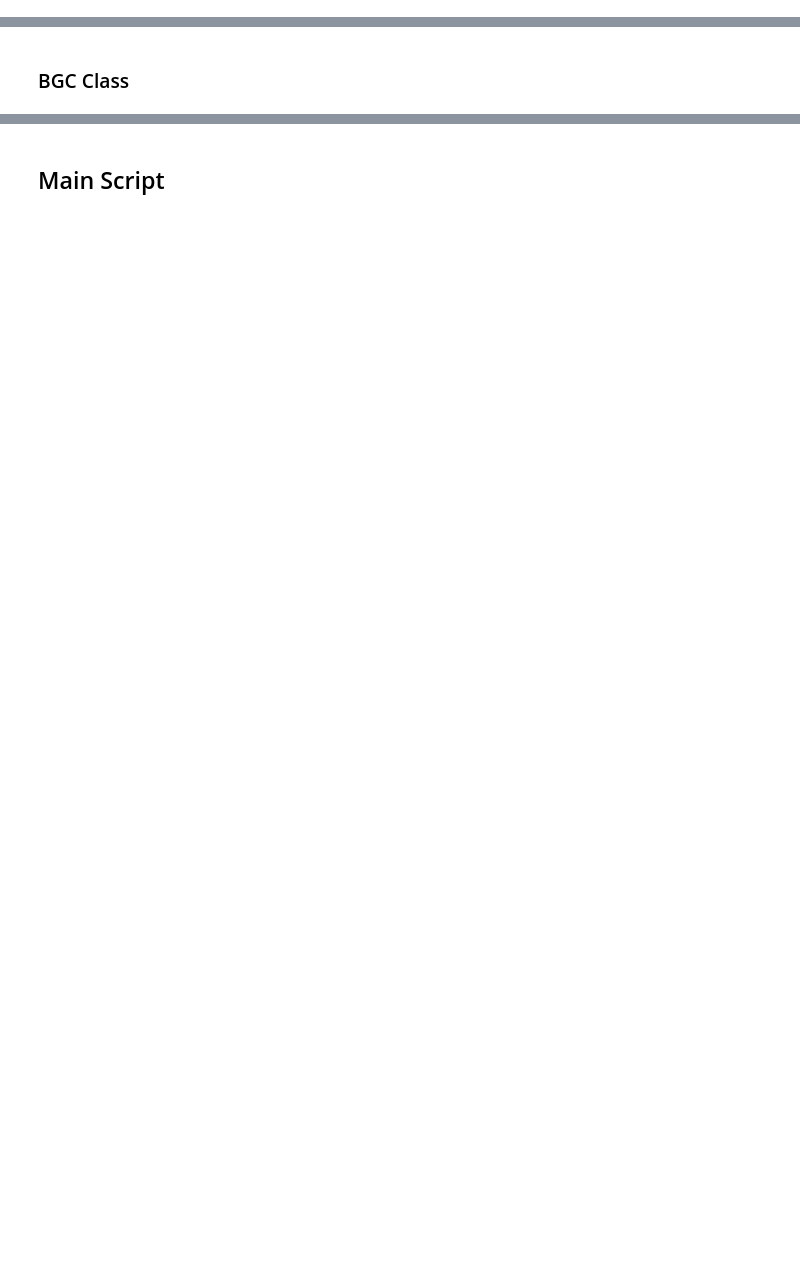
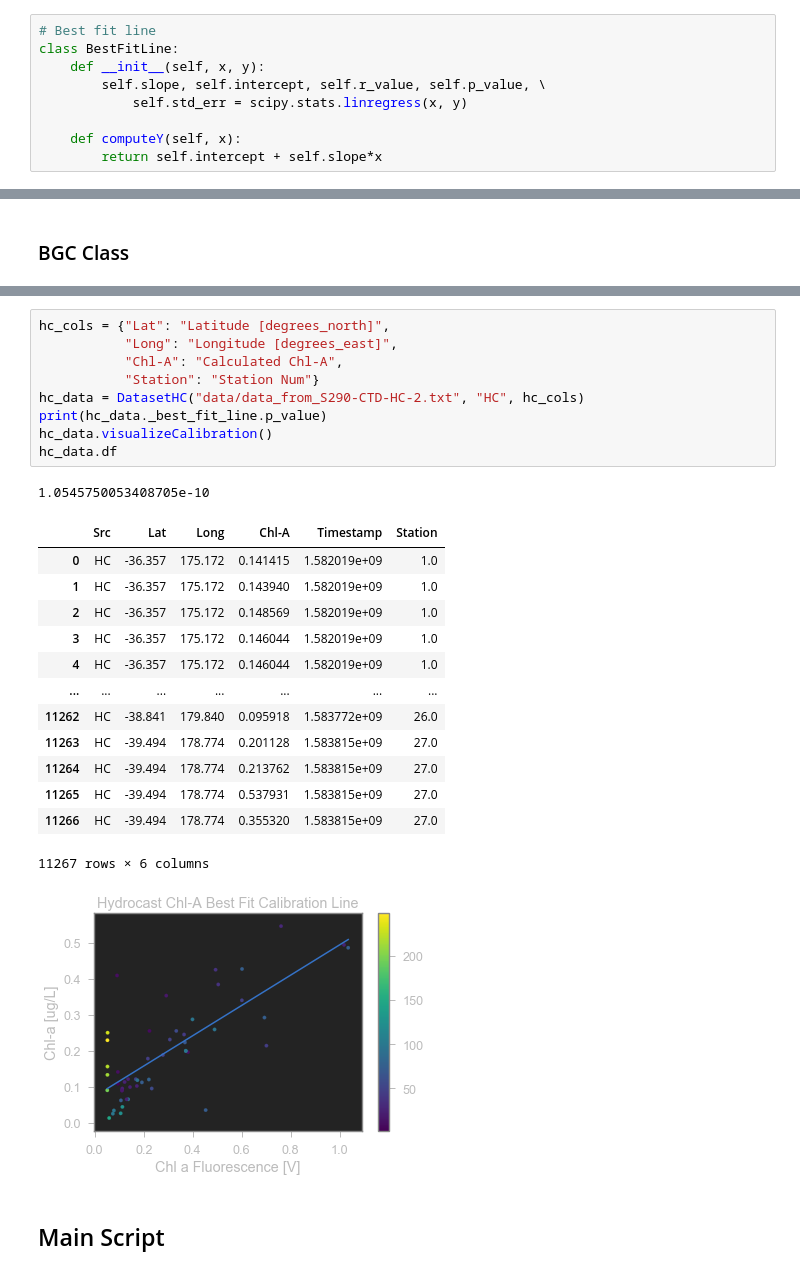
Before and after one commit to AmyPhung/chl-a-comparison, a Jupyter notebook: Workbook9 (major revision).ipynb, the cells around one changed output, grey strips where cells are left out. Drawn from its saved outputs; the diff is of its cells as text; blank space fills up the shorter version.

Commit message:
Finish rewrite of hc data processing

```diff
--- a/Workbook9 (major revision).ipynb
+++ b/Workbook9 (major revision).ipynb
@@ -40,2 +42,11 @@ SAT_COLUMN_NAMES = ["Filename", "Sat Lat", "Sat Long", "Sat Chl-A",
+# %%
+# Best fit line
+class BestFitLine:
+    def __init__(self, x, y):
+        self.slope, self.intercept, self.r_value, self.p_value, \
+            self.std_err = scipy.stats.linregress(x, y)
+
+    def computeY(self, x):
+        return self.intercept + self.slope*x
 # %% [markdown]
 ## Data Classes
@@ -114,3 +237,28 @@ class DatasetBGC(Dataset):
+# %%
+hc_cols = {"Lat": "Latitude [degrees_north]",
+           "Long": "Longitude [degrees_east]",
+           "Chl-A": "Calculated Chl-A",
+           "Station": "Station Num"}
+hc_data = DatasetHC("data/data_from_S290-CTD-HC-2.txt", "HC", hc_cols)
+print(hc_data._best_fit_line.p_value)
+hc_data.visualizeCalibration()
+hc_data.df
+# %% [output]
+1.0545750053408705e-10
+|  | Src | Lat | Long | Chl-A | Timestamp | Station |
+| 0 | HC | -36.357 | 175.172 | 0.141415 | 1.582019e+09 | 1.0 |
+| 1 | HC | -36.357 | 175.172 | 0.143940 | 1.582019e+09 | 1.0 |
+| 2 | HC | -36.357 | 175.172 | 0.148569 | 1.582019e+09 | 1.0 |
+| 3 | HC | -36.357 | 175.172 | 0.146044 | 1.582019e+09 | 1.0 |
+| 4 | HC | -36.357 | 175.172 | 0.146044 | 1.582019e+09 | 1.0 |
+| ... | ... | ... | ... | ... | ... | ... |
+| 11262 | HC | -38.841 | 179.840 | 0.095918 | 1.583772e+09 | 26.0 |
+| 11263 | HC | -39.494 | 178.774 | 0.201128 | 1.583815e+09 | 27.0 |
+| 11264 | HC | -39.494 | 178.774 | 0.213762 | 1.583815e+09 | 27.0 |
+| 11265 | HC | -39.494 | 178.774 | 0.537931 | 1.583815e+09 | 27.0 |
+| 11266 | HC | -39.494 | 178.774 | 0.355320 | 1.583815e+09 | 27.0 |
+11267 rows × 6 columns
+[figure, added]
 # %% [markdown]
 ## Main Script
 # %%
```
Also changed, not shown: parts of 7 cells of this notebook, 1 other file.
